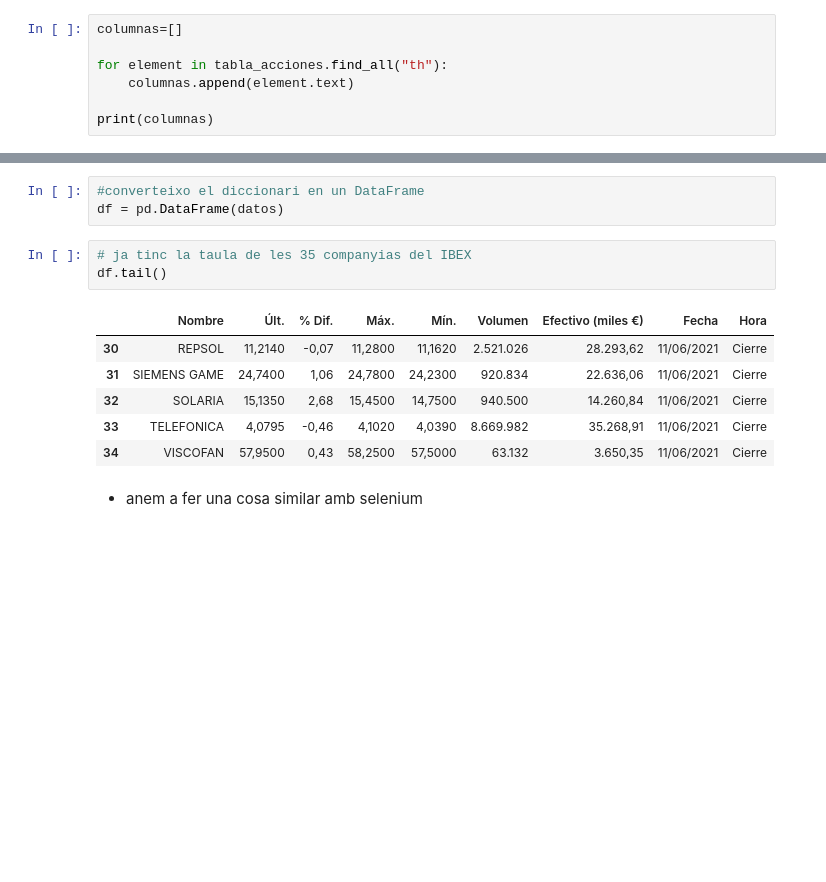
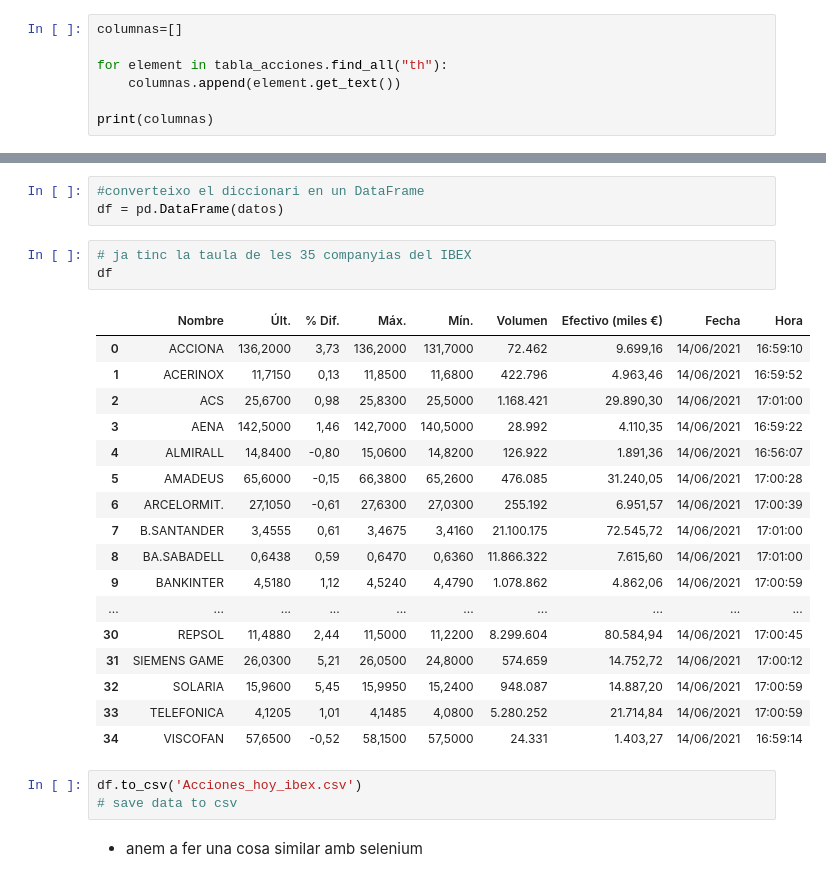
Before and after one commit to ManelForcales/Web-scraping, a Jupyter notebook: S16T02.ipynb, the cells around one changed output, grey strips where cells are left out. Cells and saved outputs as stored; diff of their text form; blank space fills up the shorter version.

```diff
--- a/S16T02.ipynb
+++ b/S16T02.ipynb
@@ -44,7 +80,7 @@ tabla_acciones = soup_acciones.find(id='ctl00_Contenido_tblAcciones')
 columnas=[]
 
 for element in tabla_acciones.find_all("th"):
-    columnas.append(element.text)
+    columnas.append(element.get_text())
 
 print(columnas)
 # %% [output]
@@ -66,14 +102,28 @@ for i in range(9):
 df = pd.DataFrame(datos)
 # %%
 # ja tinc la taula de les 35 companyias del IBEX
-df.tail()
+df
 # %% [output]
 |  | Nombre | Últ. | % Dif. | Máx. | Mín. | Volumen | Efectivo (miles €) | Fecha | Hora |
-| 30 | REPSOL | 11,2140 | -0,07 | 11,2800 | 11,1620 | 2.521.026 | 28.293,62 | 11/06/2021 | Cierre |
-| 31 | SIEMENS GAME | 24,7400 | 1,06 | 24,7800 | 24,2300 | 920.834 | 22.636,06 | 11/06/2021 | Cierre |
-| 32 | SOLARIA | 15,1350 | 2,68 | 15,4500 | 14,7500 | 940.500 | 14.260,84 | 11/06/2021 | Cierre |
-| 33 | TELEFONICA | 4,0795 | -0,46 | 4,1020 | 4,0390 | 8.669.982 | 35.268,91 | 11/06/2021 | Cierre |
-| 34 | VISCOFAN | 57,9500 | 0,43 | 58,2500 | 57,5000 | 63.132 | 3.650,35 | 11/06/2021 | Cierre |
+| 0 | ACCIONA | 136,2000 | 3,73 | 136,2000 | 131,7000 | 72.462 | 9.699,16 | 14/06/2021 | 16:59:10 |
+| 1 | ACERINOX | 11,7150 | 0,13 | 11,8500 | 11,6800 | 422.796 | 4.963,46 | 14/06/2021 | 16:59:52 |
+| 2 | ACS | 25,6700 | 0,98 | 25,8300 | 25,5000 | 1.168.421 | 29.890,30 | 14/06/2021 | 17:01:00 |
+| 3 | AENA | 142,5000 | 1,46 | 142,7000 | 140,5000 | 28.992 | 4.110,35 | 14/06/2021 | 16:59:22 |
+| 4 | ALMIRALL | 14,8400 | -0,80 | 15,0600 | 14,8200 | 126.922 | 1.891,36 | 14/06/2021 | 16:56:07 |
+| 5 | AMADEUS | 65,6000 | -0,15 | 66,3800 | 65,2600 | 476.085 | 31.240,05 | 14/06/2021 | 17:00:28 |
+| 6 | ARCELORMIT. | 27,1050 | -0,61 | 27,6300 | 27,0300 | 255.192 | 6.951,57 | 14/06/2021 | 17:00:39 |
+| 7 | B.SANTANDER | 3,4555 | 0,61 | 3,4675 | 3,4160 | 21.100.175 | 72.545,72 | 14/06/2021 | 17:01:00 |
+| 8 | BA.SABADELL | 0,6438 | 0,59 | 0,6470 | 0,6360 | 11.866.322 | 7.615,60 | 14/06/2021 | 17:01:00 |
+| 9 | BANKINTER | 4,5180 | 1,12 | 4,5240 | 4,4790 | 1.078.862 | 4.862,06 | 14/06/2021 | 17:00:59 |
+| ... | ... | ... | ... | ... | ... | ... | ... | ... | ... |
+| 30 | REPSOL | 11,4880 | 2,44 | 11,5000 | 11,2200 | 8.299.604 | 80.584,94 | 14/06/2021 | 17:00:45 |
+| 31 | SIEMENS GAME | 26,0300 | 5,21 | 26,0500 | 24,8000 | 574.659 | 14.752,72 | 14/06/2021 | 17:00:12 |
+| 32 | SOLARIA | 15,9600 | 5,45 | 15,9950 | 15,2400 | 948.087 | 14.887,20 | 14/06/2021 | 17:00:59 |
+| 33 | TELEFONICA | 4,1205 | 1,01 | 4,1485 | 4,0800 | 5.280.252 | 21.714,84 | 14/06/2021 | 17:00:59 |
+| 34 | VISCOFAN | 57,6500 | -0,52 | 58,1500 | 57,5000 | 24.331 | 1.403,27 | 14/06/2021 | 16:59:14 |
+# %%
+df.to_csv('Acciones_hoy_ibex.csv')
+# save data to csv
 # %% [markdown]
 + anem a fer una cosa similar amb selenium
 # %%
```
Also changed, not shown: parts of 15 cells of this notebook, 2 other files.
